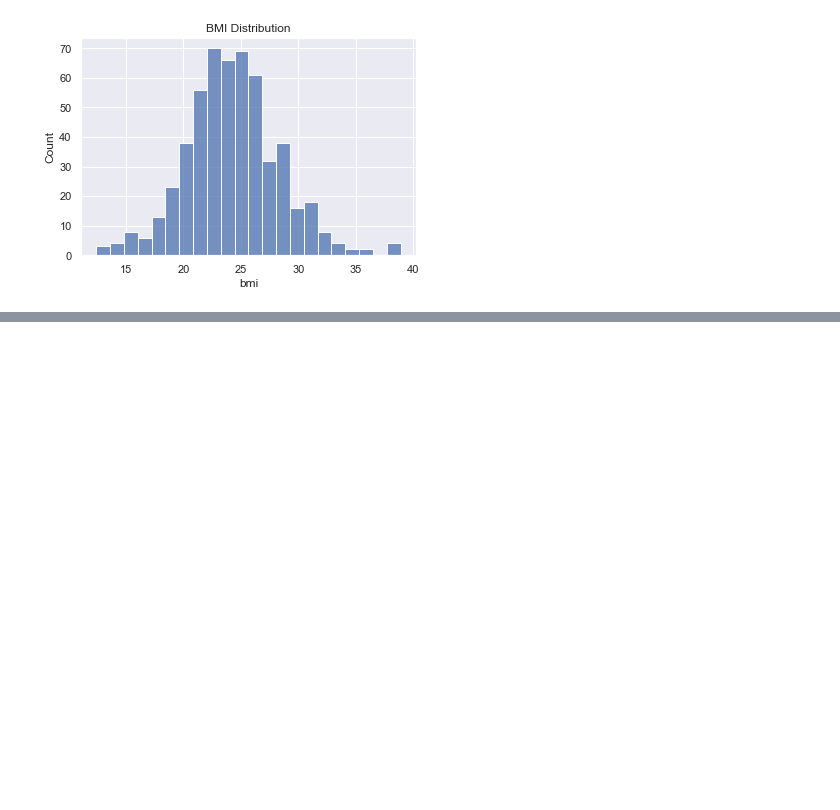
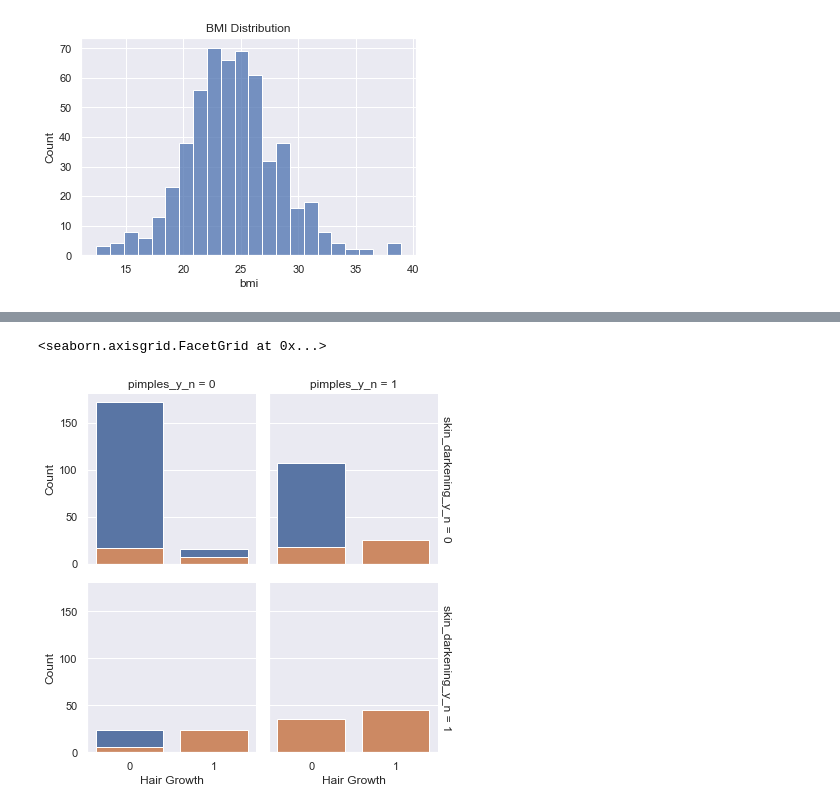
Before and after one commit to Nyairo4/PCOS, a Jupyter notebook: Pcos_Classification_Prediction.ipynb, the cells around one changed output, grey strips where cells are left out. Saved outputs shown, nothing was run; the diff lists cells and outputs as text; code cells hidden in the pictures; blank space fills up the shorter version.

```diff
--- a/Pcos_Classification_Prediction.ipynb
+++ b/Pcos_Classification_Prediction.ipynb
@@ -282,0 +326,7 @@ sns.boxplot(data = lstly, x = "bmi", y = "pcos_y_n_x")
+# %%
+g4 = sns.FacetGrid(sec_stmp, col = "pimples_y_n", row = "skin_darkening_y_n", hue = "pcos_y_n_x",margin_titles=True)
+g4.map(sns.countplot,"hair_growth_y_n",order = [0,1])
+g4.set_axis_labels("Hair Growth","Count")
+# %% [output]
+<seaborn.axisgrid.FacetGrid at 0x...>
+[figure, added]
```
Also changed, not shown: parts of 20 cells of this notebook.
